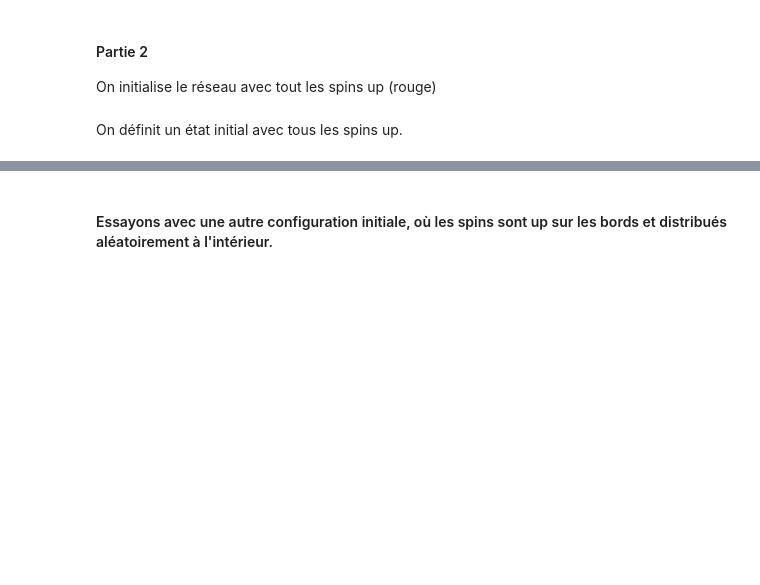
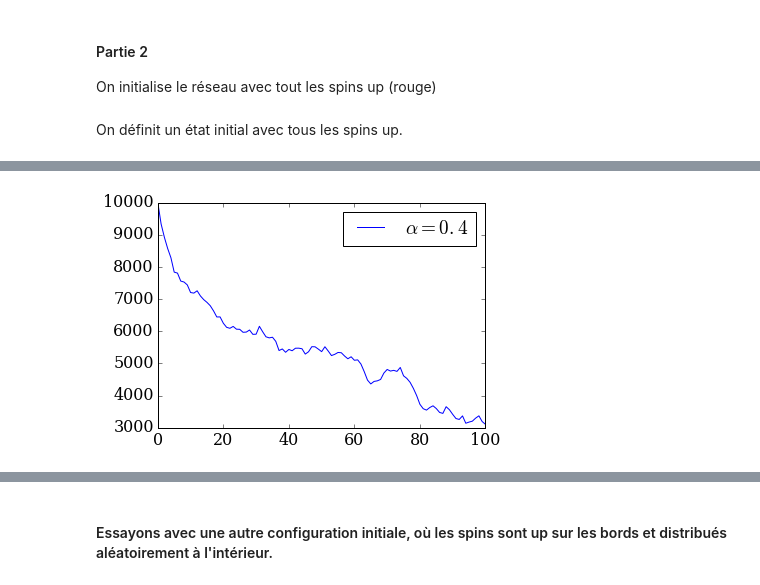
Before and after one commit to be-rays/Module6_MonteCarlo, a Jupyter notebook: Monte-Carlo.ipynb, the cells around one changed output, grey strips where cells are left out. Saved outputs shown, nothing was run; the diff lists cells and outputs as text; code cells hidden in the pictures; blank space fills up the shorter version.

```diff
--- a/Monte-Carlo.ipynb
+++ b/Monte-Carlo.ipynb
@@ -694 +696,10 @@ mean_magnetisation(0.5,state_up)
+# %%
+state_up=numpy.ones([nx,ny])
+states_alpha=ising_model_metropolis(state_up, 100, nx, ny, 0.4)
+pyplot.figure()
+pyplot.plot(states_alpha.sum(axis=(1,2)),label=r'$\alpha=0.4$')
+pyplot.legend()
+pyplot.tight_layout()
+# %% [output]
+[figure, added]
 # %%
```
Also changed, not shown: parts of 16 cells of this notebook.
